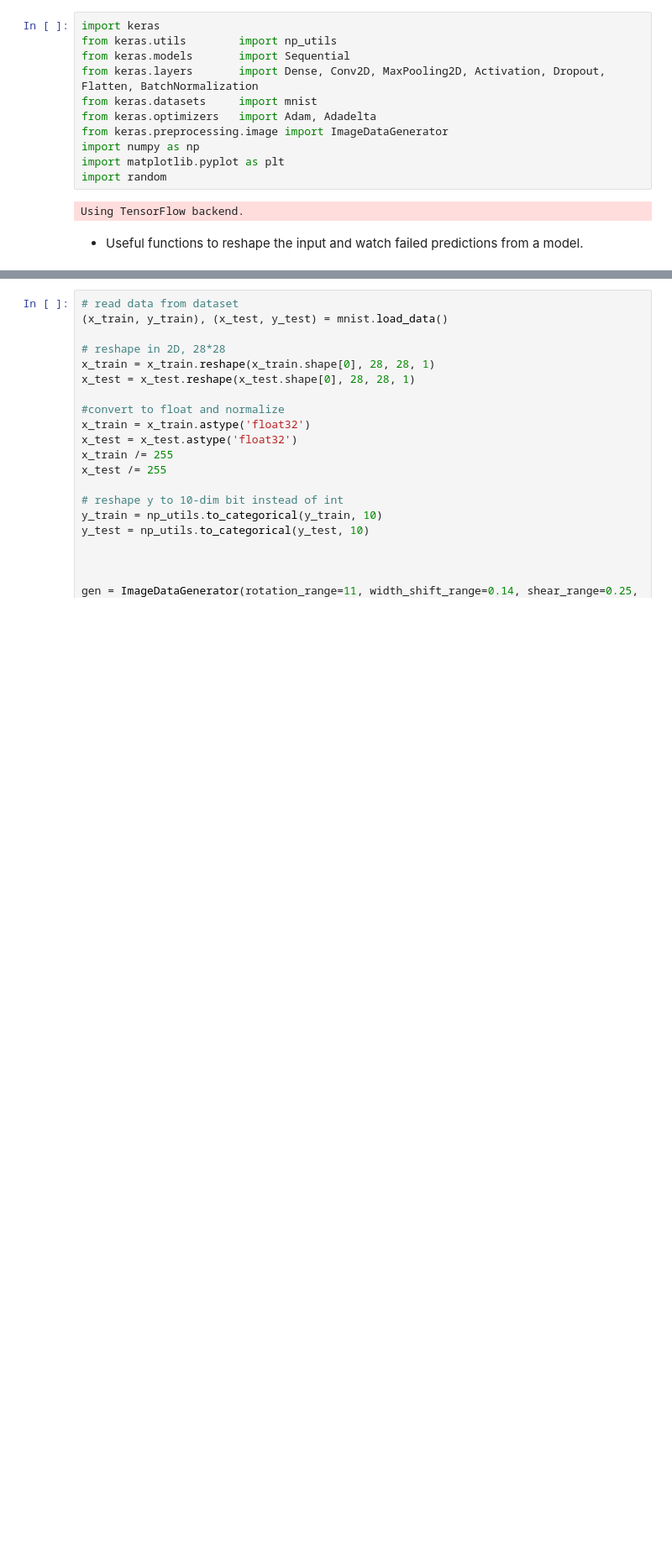
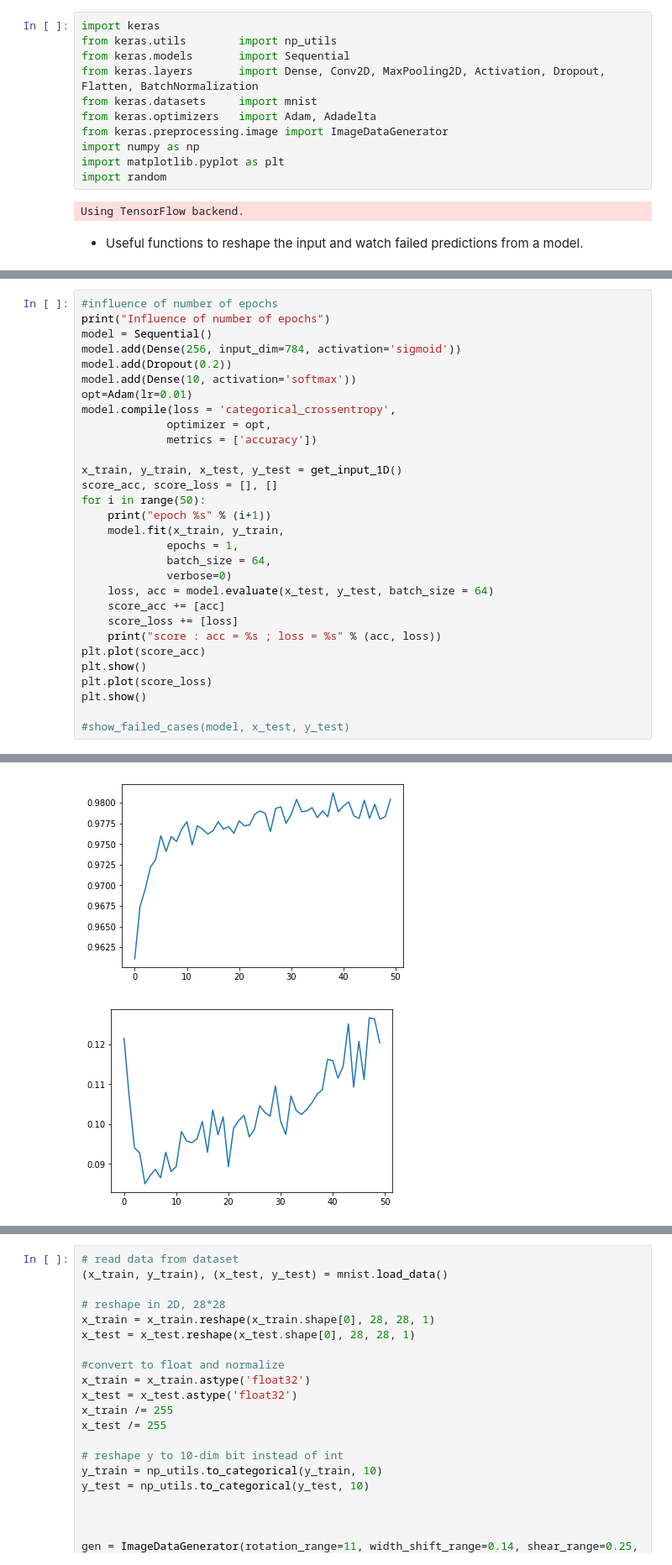
Before and after one commit to raynalm/effective-computing-machine, a Jupyter notebook: notebook/digits_recognition.ipynb, the cells around one changed output, grey strips where cells are left out. Shown: that part at 84% size. Saved outputs shown, nothing was run; the diff lists cells and outputs as text; blank space fills up the shorter version.

```diff
--- a/notebook/digits_recognition.ipynb
+++ b/notebook/digits_recognition.ipynb
@@ -342,0 +237,31 @@ Now let's improve it by adding some data augmentation
+# %%
+#influence of number of epochs
+print("Influence of number of epochs")
+model = Sequential()
+model.add(Dense(256, input_dim=784, activation='sigmoid'))
+model.add(Dropout(0.2))
+model.add(Dense(10, activation='softmax'))
+opt=Adam(lr=0.01)
+model.compile(loss = 'categorical_crossentropy',
+             optimizer = opt,
+             metrics = ['accuracy'])
+
+x_train, y_train, x_test, y_test = get_input_1D()
+score_acc, score_loss = [], []
+for i in range(50):
+    print("epoch %s" % (i+1))
+    model.fit(x_train, y_train,
+             epochs = 1,
+             batch_size = 64,
+             verbose=0)
+    loss, acc = model.evaluate(x_test, y_test, batch_size = 64)
+    score_acc += [acc]
+    score_loss += [loss]
+    print("score : acc = %s ; loss = %s" % (acc, loss))
+plt.plot(score_acc)
+plt.show()
+plt.plot(score_loss)
+plt.show()
+
+#show_failed_cases(model, x_test, y_test)
+# %% [output]
@@ -342,0 +285,2 @@ Now let's improve it by adding some data augmentation
+[figure, added]
+[figure, added]
```
Also changed, not shown: parts of 26 cells of this notebook, 6 other files.
